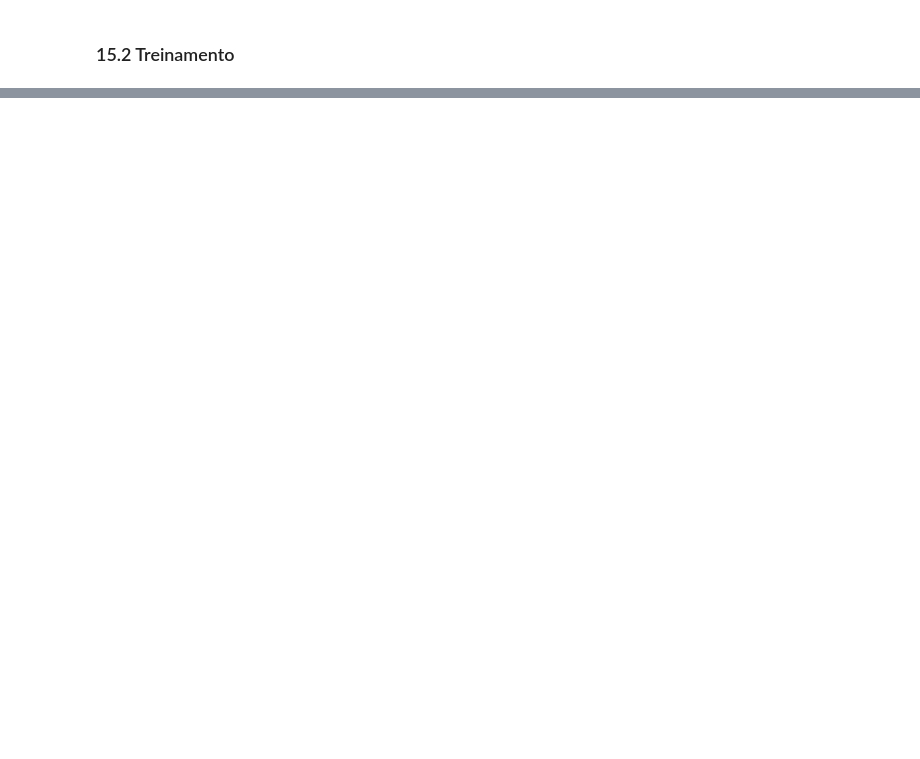
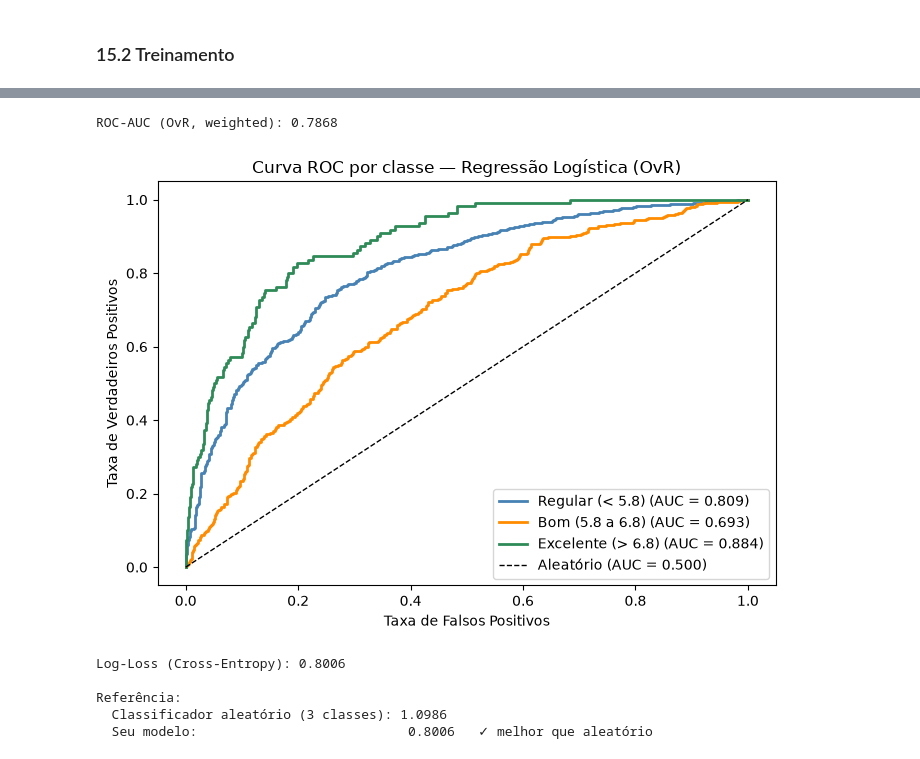
Before and after one commit to GabrielAquarius/trabalho_machine_learning, a Jupyter notebook: treinamento/treinamento_modelos.ipynb, the cells around one changed output, grey strips where cells are left out. Saved outputs shown, nothing was run; the diff lists cells and outputs as text; code cells hidden in the pictures; blank space fills up the shorter version.

```diff
--- a/treinamento/treinamento_modelos.ipynb
+++ b/treinamento/treinamento_modelos.ipynb
@@ -608,16 +820,20 @@ print(f"Melhor F1 ponderado (validação cruzada): {grid_logistic.best_score_:.4
 # %%
-modelo_logistic = grid_logistic.best_estimator_
 y_pred_clf = modelo_logistic.predict(X_test)
 
-acc = accuracy_score(y_test_clf, y_pred_clf)
-f1_weighted = f1_score(y_test_clf, y_pred_clf, average="weighted")
+acc                = accuracy_score(y_test_clf, y_pred_clf)
+f1_weighted        = f1_score(y_test_clf,        y_pred_clf, average="weighted")
 precision_weighted = precision_score(y_test_clf, y_pred_clf, average="weighted", zero_division=0)
-recall_weighted = recall_score(y_test_clf, y_pred_clf, average="weighted", zero_division=0)
+recall_weighted    = recall_score(y_test_clf,    y_pred_clf, average="weighted", zero_division=0)
 
-print("--- Regressão Logística (10 classes) ---")
-print(f"Accuracy:            {acc:.4f}")
-print(f"F1 (weighted):        {f1_weighted:.4f}")
-print(f"Precision (weighted): {precision_weighted:.4f}")
-print(f"Recall (weighted):    {recall_weighted:.4f}")
+print("--- Regressão Logística (3 classes — tercis) ---")
+print(f"Accuracy:              {acc:.4f}")
+print(f"F1 (weighted):         {f1_weighted:.4f}")
+print(f"Precision (weighted):  {precision_weighted:.4f}")
+print(f"Recall (weighted):     {recall_weighted:.4f}")
 print()
-print(classification_report(y_test_clf, y_pred_clf, zero_division=0))
+print(classification_report(
+    y_test_clf,
+    y_pred_clf,
+    target_names=CLASS_NAMES,
+    zero_division=0
+))
@@ -634,0 +856,49 @@ plt.show()
+# %%
+y_prob = modelo_logistic.predict_proba(X_test)
+# %%
+roc_auc_weighted = roc_auc_score(
+    y_test_clf,
+    y_prob,
+    multi_class="ovr",
+    average="weighted"
+)
+print(f"ROC-AUC (OvR, weighted): {roc_auc_weighted:.4f}")
+# %% [output]
+ROC-AUC (OvR, weighted): 0.7868
+# %%
+y_test_bin = label_binarize(y_test_clf, classes=range(len(CLASS_NAMES)))
+
+fig, ax = plt.subplots(figsize=(7, 5))
+colors = ["steelblue", "darkorange", "seagreen"]
+
+for i, (name, color) in enumerate(zip(CLASS_NAMES, colors)):
+    fpr, tpr, _ = roc_curve(y_test_bin[:, i], y_prob[:, i])
+    auc_i = roc_auc_score(y_test_bin[:, i], y_prob[:, i])
+    ax.plot(fpr, tpr, color=color, lw=2,
+            label=f"{name} (AUC = {auc_i:.3f})")
+
+ax.plot([0, 1], [0, 1], "k--", lw=1, label="Aleatório (AUC = 0.500)")
+ax.set_xlabel("Taxa de Falsos Positivos")
+ax.set_ylabel("Taxa de Verdadeiros Positivos")
+ax.set_title("Curva ROC por classe — Regressão Logística (OvR)")
+ax.legend(loc="lower right")
+plt.tight_layout()
+plt.show()
+# %% [output]
+[figure, added]
+# %%
+n_classes = len(CLASS_NAMES)
+loss = log_loss(y_test_clf, y_prob)
+
+print(f"Log-Loss (Cross-Entropy): {loss:.4f}")
+print()
+print("Referência:")
+print(f"  Classificador aleatório ({n_classes} classes): {-np.log(1/n_classes):.4f}")
+print(f"  Seu modelo:                           {loss:.4f}  ",
+      "✓ melhor que aleatório" if loss < -np.log(1/n_classes) else "✗ pior que aleatório")
+# %% [output]
+Log-Loss (Cross-Entropy): 0.8006
+
+Referência:
+  Classificador aleatório (3 classes): 1.0986
+  Seu modelo:                           0.8006   ✓ melhor que aleatório
```
Also changed, not shown: parts of 49 cells of this notebook, 1 other file.
